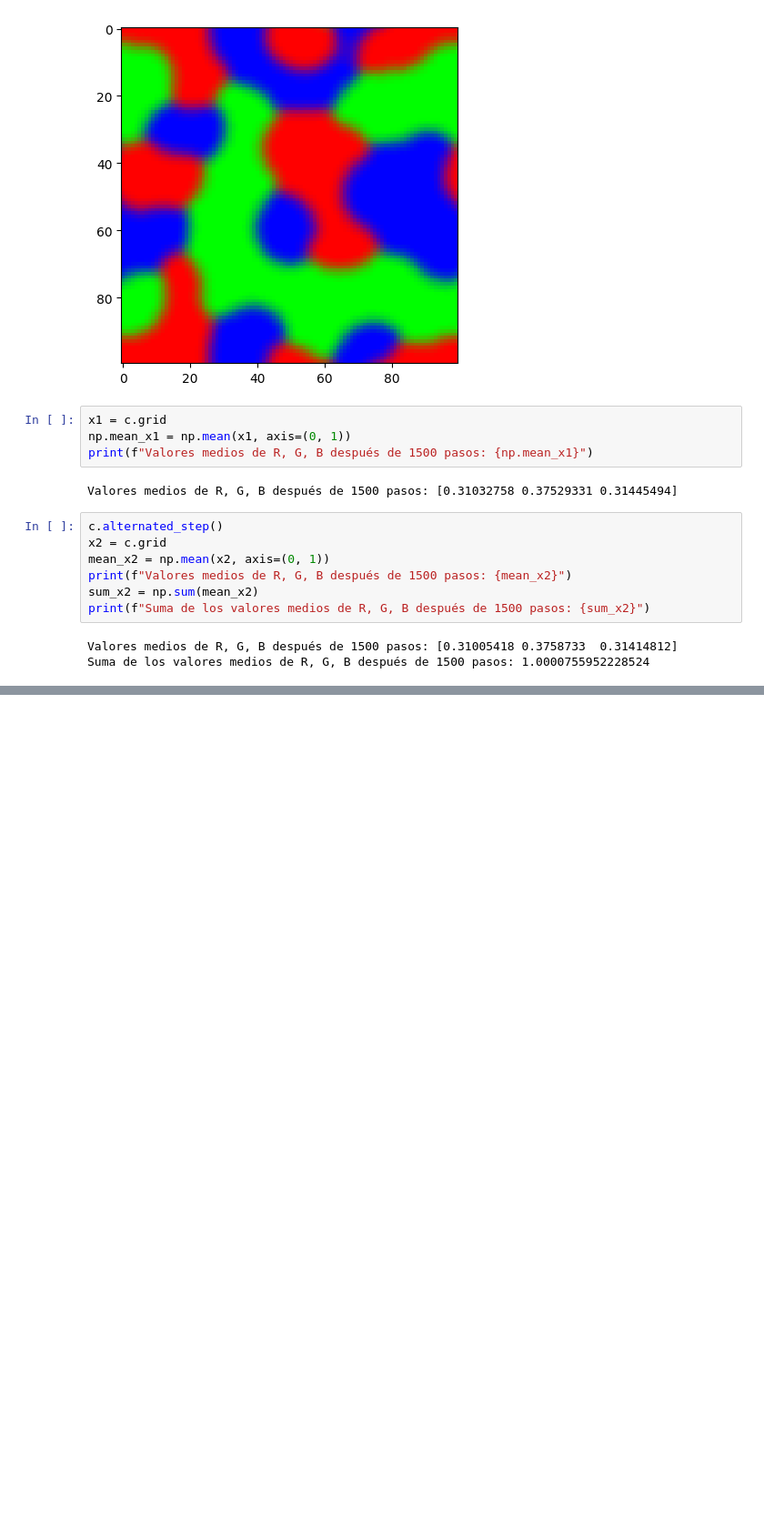
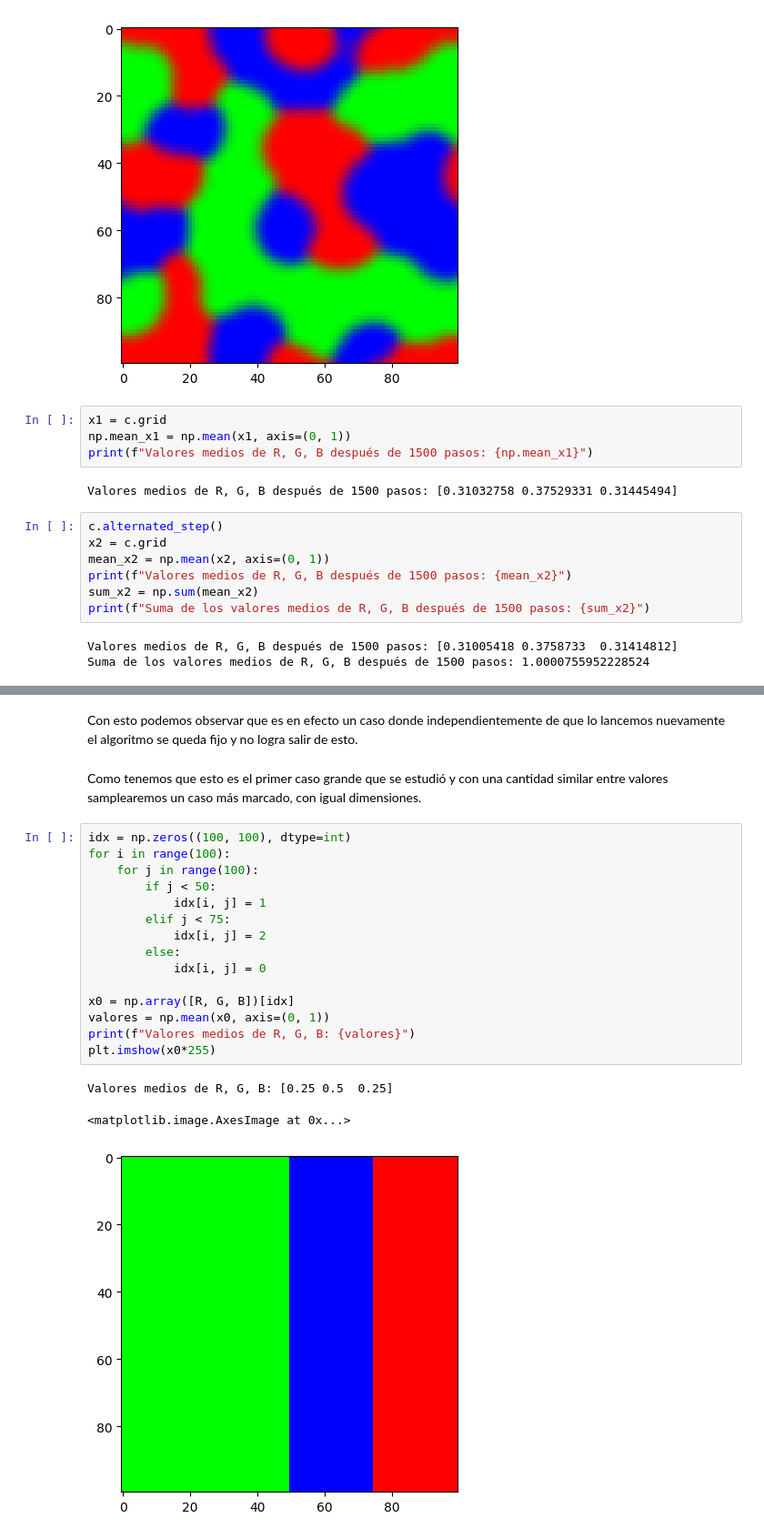
Before and after one commit to nacho2110/edpn-proyecto, a Jupyter notebook: variacion_rho.ipynb, the cells around one changed output, grey strips where cells are left out. Shown at 91% size. Saved outputs shown, nothing was run; the diff lists cells and outputs as text; blank space fills up the shorter version.

```diff
--- a/variacion_rho.ipynb
+++ b/variacion_rho.ipynb
@@ -112,0 +166,23 @@ Suma de los valores medios de R, G, B después de 1500 pasos: 1.0000755952228524
+# %% [markdown]
+Con esto podemos observar que es en efecto un caso donde independientemente de que lo lancemos nuevamente el algoritmo se queda fijo y no logra salir de esto.
+# %% [markdown]
+Como tenemos que esto es el primer caso grande que se estudió y con una cantidad similar entre valores samplearemos un caso más marcado, con igual dimensiones.
+# %%
+idx = np.zeros((100, 100), dtype=int)
+for i in range(100):
+    for j in range(100):
+        if j < 50:
+            idx[i, j] = 1
+        elif j < 75:
+            idx[i, j] = 2
+        else:
+            idx[i, j] = 0
+
+x0 = np.array([R, G, B])[idx]
+valores = np.mean(x0, axis=(0, 1))
+print(f"Valores medios de R, G, B: {valores}")
+plt.imshow(x0*255)
+# %% [output]
+Valores medios de R, G, B: [0.25 0.5  0.25]
+<matplotlib.image.AxesImage at 0x...>
+[figure, added]
```
Also changed, not shown: parts of 15 cells of this notebook.
